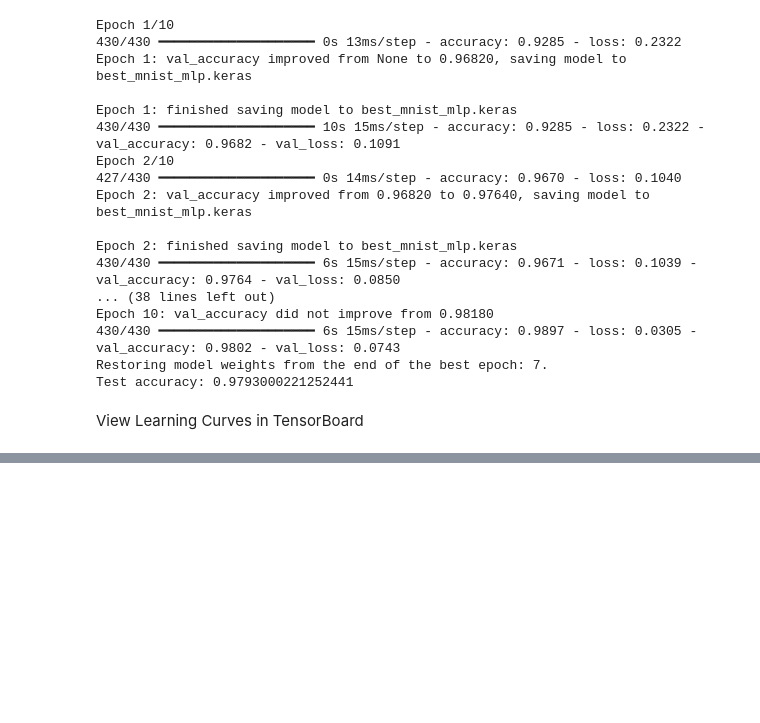
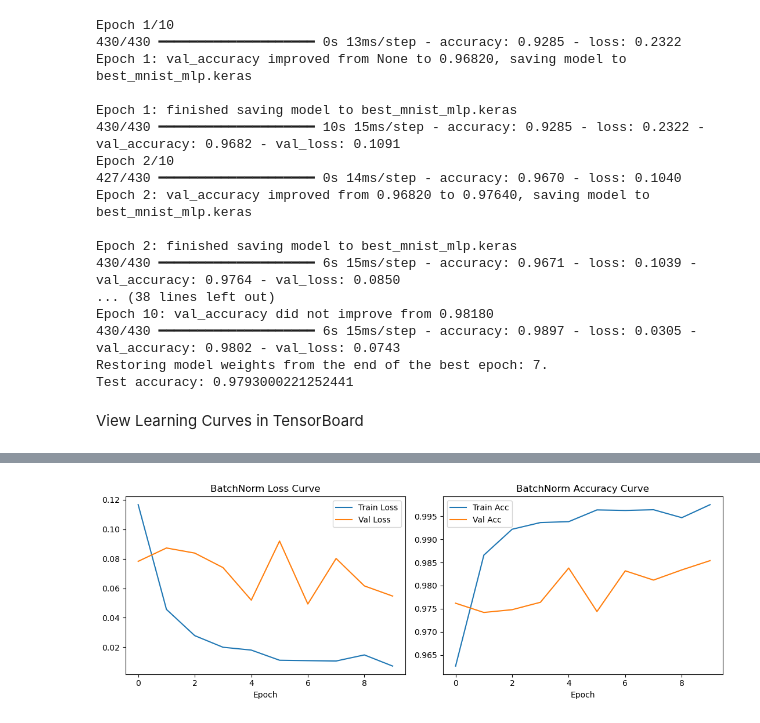
Before and after one commit to fatima-zahra20/Student-Performance, a Jupyter notebook: Hands_on_Performance.ipynb, the cells around one changed output, grey strips where cells are left out. Saved outputs shown, nothing was run; the diff lists cells and outputs as text; code cells hidden in the pictures; blank space fills up the shorter version.

Commit message:
DNN training and evaluation MNIST

```diff
--- a/Hands_on_Performance.ipynb
+++ b/Hands_on_Performance.ipynb
@@ -686,0 +689,18 @@ View Learning Curves in TensorBoard
+# %%
+import tensorflow as tf
+from tensorflow import keras
+
+(X_train_full, y_train_full), (X_test_full, y_test_full) = keras.datasets.mnist.load_data()
+
+
+train_mask = y_train_full < 5
+test_mask = y_test_full < 5
+
+X_04_full = X_train_full[train_mask] / 255.0
+y_04_full = y_train_full[train_mask]
+
+X_test_04 = X_test_full[test_mask] / 255.0
+y_test_04 = y_test_full[test_mask]
+
+X_valid_04, X_train_04 = X_04_full[:5000], X_04_full[5000:]
+y_valid_04, y_train_04 = y_04_full[:5000], y_04_full[5000:]
@@ -686,0 +876,56 @@ View Learning Curves in TensorBoard
+# %%
+import datetime
+from pathlib import Path
+import matplotlib.pyplot as plt
+
+keras.utils.set_random_seed(42)
+bn_model = keras.Sequential([
+    keras.layers.Input(shape=[28, 28]),
+    keras.layers.Flatten(),
+])
+
+for _ in range(5):
+    bn_model.add(keras.layers.Dense(100, use_bias=False, kernel_initializer="he_normal"))
+    bn_model.add(keras.layers.BatchNormalization())
+    bn_model.add(keras.layers.Activation("elu"))
+
+bn_model.add(keras.layers.Dense(5, activation="softmax"))
+
+bn_model.compile(
+    loss="sparse_categorical_crossentropy",
+    optimizer=keras.optimizers.Adam(learning_rate=1e-3),
+    metrics=["accuracy"]
+)
+
+run_id = datetime.datetime.now().strftime("bn_04_%Y%m%d_%H%M%S")
+bn_tb_cb = keras.callbacks.TensorBoard(log_dir=Path("my_logs") / run_id)
+bn_es_cb = keras.callbacks.EarlyStopping(monitor="val_loss", patience=5, restore_best_weights=True, verbose=1)
+
+bn_history = bn_model.fit(
+    X_train_04, y_train_04,
+    epochs=10,
+    batch_size=64,
+    validation_data=(X_valid_04, y_valid_04),
+    callbacks=[bn_es_cb, bn_tb_cb]
+)
+
+bn_test_loss, bn_test_acc = bn_model.evaluate(X_test_04, y_test_04, verbose=0)
+print('BatchNorm Test Loss:', bn_test_loss, 'Test Accuracy:', bn_test_acc)
+
+fig, (ax1, ax2) = plt.subplots(1, 2, figsize=(11, 4))
+
+ax1.plot(bn_history.history["loss"], label="Train Loss")
+ax1.plot(bn_history.history["val_loss"], label="Val Loss")
+ax1.set_title("BatchNorm Loss Curve")
+ax1.set_xlabel("Epoch")
+ax1.legend()
+
+ax2.plot(bn_history.history["accuracy"], label="Train Acc")
+ax2.plot(bn_history.history["val_accuracy"], label="Val Acc")
+ax2.set_title("BatchNorm Accuracy Curve")
+ax2.set_xlabel("Epoch")
+ax2.legend()
+
+plt.tight_layout()
+plt.show()
+# %% [output]
@@ -686,0 +949 @@ View Learning Curves in TensorBoard
+[figure, added]
```
Also changed, not shown: parts of 20 cells of this notebook, 25 other files.
